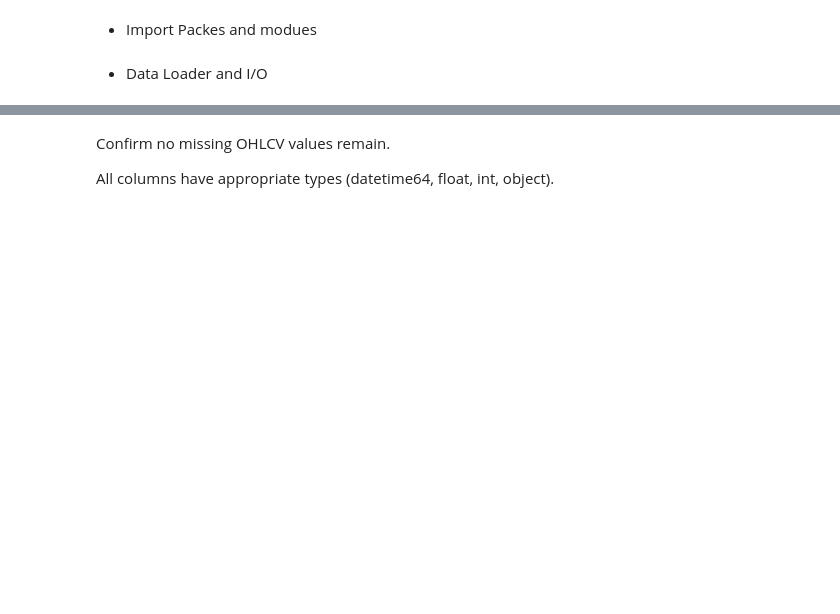
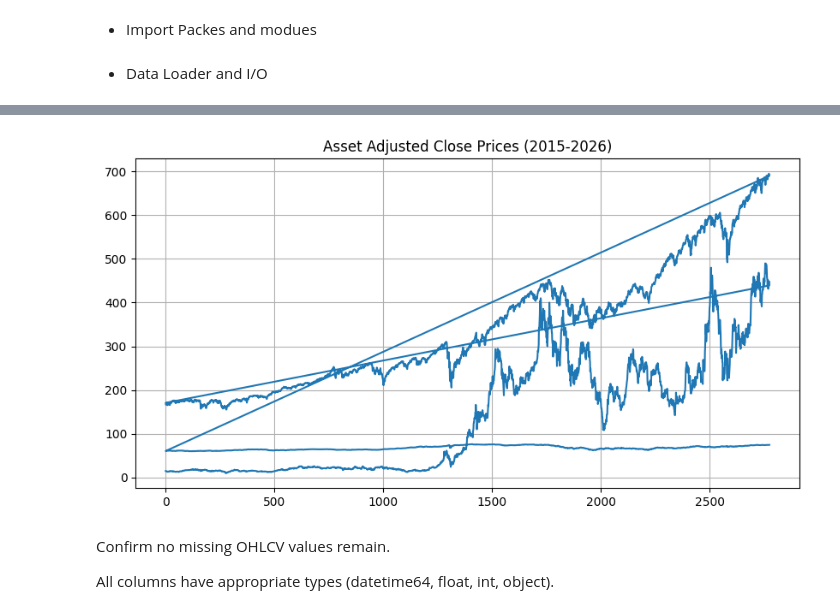
Before and after one commit to tib-dev/Portfolio-Management-Optimization, a Jupyter notebook: notebooks/eda.ipynb, the cells around one changed output, grey strips where cells are left out. Saved outputs shown, nothing was run; the diff lists cells and outputs as text; code cells hidden in the pictures; blank space fills up the shorter version.

```diff
--- a/notebooks/eda.ipynb
+++ b/notebooks/eda.ipynb
@@ -122,3 +127,10 @@ df.describe()
+# %%
+plt.figure(figsize=(10, 5))
+df["adj_close"].plot()
+plt.title("Asset Adjusted Close Prices (2015-2026)")
+plt.show()
+# %% [output]
+[figure, added]
 # %% [markdown]
 Confirm no missing OHLCV values remain.
 
```
Also changed, not shown: parts of 17 cells of this notebook.
